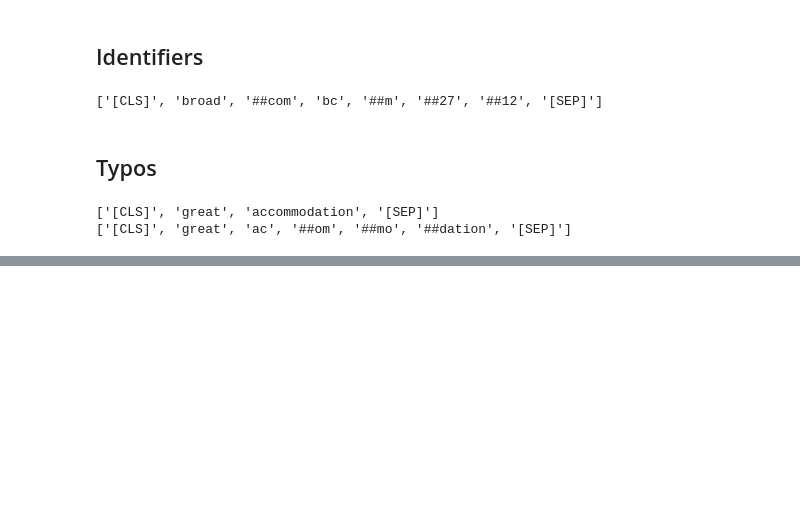
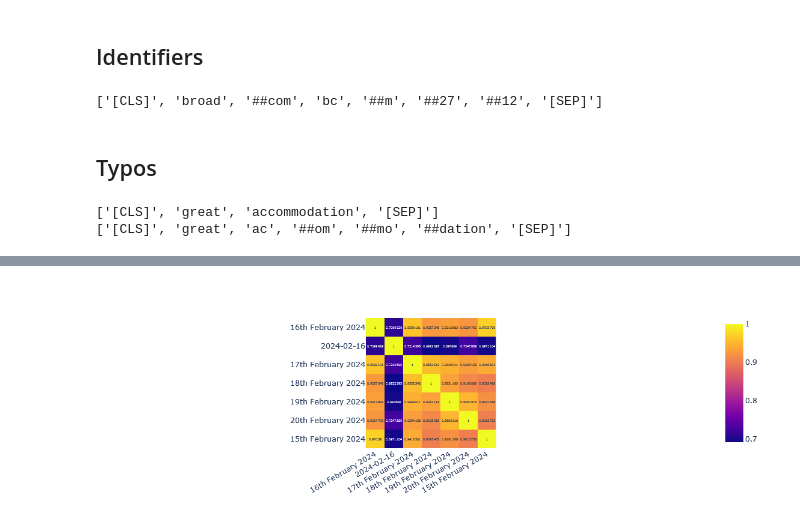
Before and after one commit to sulaiman-shamasna/Retrieval-Optimization-Tokenization-to-Vector-Quantization, a Jupyter notebook: tokenization_practical_implications.ipynb, the cells around one changed output, grey strips where cells are left out. Saved outputs shown, nothing was run; the diff lists cells and outputs as text; code cells hidden in the pictures; blank space fills up the shorter version.

```diff
--- a/tokenization_practical_implications.ipynb
+++ b/tokenization_practical_implications.ipynb
@@ -54,0 +156,25 @@ for sentence in sentences:
+# %%
+sentences = [
+    "16th February 2024",
+    "2024-02-16",
+    "17th February 2024",
+    "18th February 2024",
+    "19th February 2024",
+    "20th February 2024",
+    "15th February 2024",
+]
+embeddings = sbert_model.encode(sentences)
+cosine_scores = util.cos_sim(embeddings, embeddings)
+fig = px.imshow(
+    cosine_scores,
+    x=sentences,
+    y=sentences,
+    text_auto=True,
+)
+fig.update_layout(
+    xaxis={"type": "category"},
+    yaxis={"type": "category"}
+)
+fig.update_xaxes(tickangle=-30)
+# %% [output]
+[figure, added]
```
Also changed, not shown: parts of 10 cells of this notebook.
